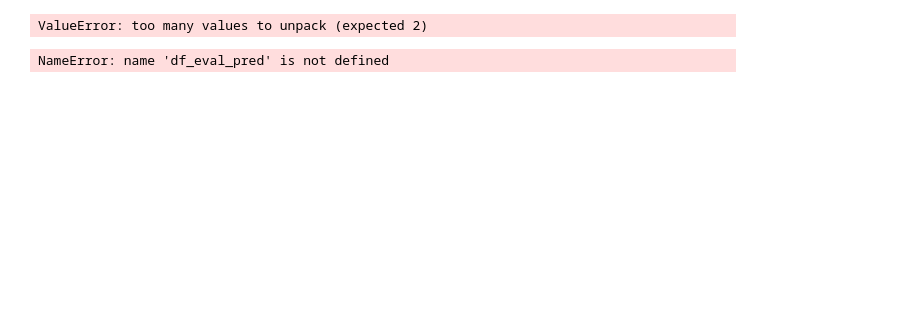
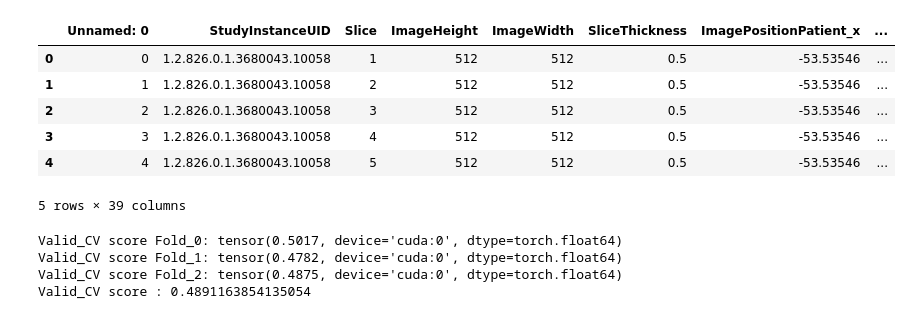
Before and after one commit to yomura-yomura/rsna-2022-cervical-spine-fracture-detection, a Jupyter notebook: effnet/src/model/Untitled-1.ipynb, the cells around one changed output. Drawn from its saved outputs; the diff is of its cells as text; code cells hidden in the pictures; blank space fills up the shorter version.

```diff
--- a/effnet/src/model/Untitled-1.ipynb
+++ b/effnet/src/model/Untitled-1.ipynb
@@ -189,2 +149,4 @@ def evaluate(effnet_models,df_train):
 # %%
-effnet_models = [utils.load_model(EffnetModel(),path = "/home/jumpei.uchida/develop/kaggle_1080ti_1_2/rsna-2022-cervical-spine-fracture-detection/effnet/src/saved_model/effnet" ,name = f"effnet_new_window_fold3-f{i}") for i in range(3)]
+df_eval_pred = pd.read_csv("/home/jumpei.uchida/develop/kaggle_1080ti_1_2/rsna-2022-cervical-spine-fracture-detection/effnet/src/saved_model/effnet/temp_eval_prediction.csv")
+uid_to_slice_map = df_eval_pred.groupby("StudyInstanceUID")["Slice"].max().to_dict()
+vert_cols = [f'C{i}_effnet_vert' for i in range(1, 8)]
@@ -190,0 +211,10 @@ effnet_models = [utils.load_model(EffnetModel(),path = "/home/jumpei.uchida/deve
+# %%
+df_eval_pred.head()
+# %% [output]
+|  | Unnamed: 0 | StudyInstanceUID | Slice | ImageHeight | ImageWidth | SliceThickness | ImagePositionPatient_x | ... |
+| 0 | 0 | 1.2.826.0.1.3680043.10058 | 1 | 512 | 512 | 0.5 | -53.53546 | ... |
+| 1 | 1 | 1.2.826.0.1.3680043.10058 | 2 | 512 | 512 | 0.5 | -53.53546 | ... |
+| 2 | 2 | 1.2.826.0.1.3680043.10058 | 3 | 512 | 512 | 0.5 | -53.53546 | ... |
+| 3 | 3 | 1.2.826.0.1.3680043.10058 | 4 | 512 | 512 | 0.5 | -53.53546 | ... |
+| 4 | 4 | 1.2.826.0.1.3680043.10058 | 5 | 512 | 512 | 0.5 | -53.53546 | ... |
+5 rows × 39 columns
@@ -191,4 +225,7 @@ effnet_models = [utils.load_model(EffnetModel(),path = "/home/jumpei.uchida/deve
 # %%
-evaluate(effnet_models=effnet_models,df_train=df_train)
+evaluate(df_eval_pred,df_train)
 # %% [output]
-ValueError: too many values to unpack (expected 2)
+Valid_CV score Fold_0: tensor(0.5017, device='cuda:0', dtype=torch.float64)
+Valid_CV score Fold_1: tensor(0.4782, device='cuda:0', dtype=torch.float64)
+Valid_CV score Fold_2: tensor(0.4875, device='cuda:0', dtype=torch.float64)
+Valid_CV score : 0.4891163854135054
@@ -217,10 +231,0 @@ df_eval_predictions.to_csv(f'{EFFNET_CHECKPOINTS_PATH}/{MODEL_NAME}_eval_predict
-# %%
-
-target_cols = ['patient_overall'] + [f'C{i}_fracture' for i in range(1, 8)]
-frac_cols = [f'C{i}_effnet_frac' for i in range(1, 8)]
-vert_cols = [f'C{i}_effnet_vert' for i in range(1, 8)]
-
-#df_patient_train_pred = df_train_pred.groupby('StudyInstanceUID').apply(lambda df: patient_prediction(df,vert_cols=vert_cols)).to_frame('pred').join(df_train_pred.groupby('StudyInstanceUID')[target_cols].mean())
-df_patient_eval_pred = df_eval_pred.groupby('StudyInstanceUID').apply(lambda df: patient_prediction(df,frac_cols=frac_cols,vert_cols=vert_cols)).to_frame('pred').join(df_eval_pred.groupby('StudyInstanceUID')[target_cols].mean())
-# %% [output]
-NameError: name 'df_eval_pred' is not defined
```
Also changed, not shown: parts of 14 cells of this notebook, 4 other files.
